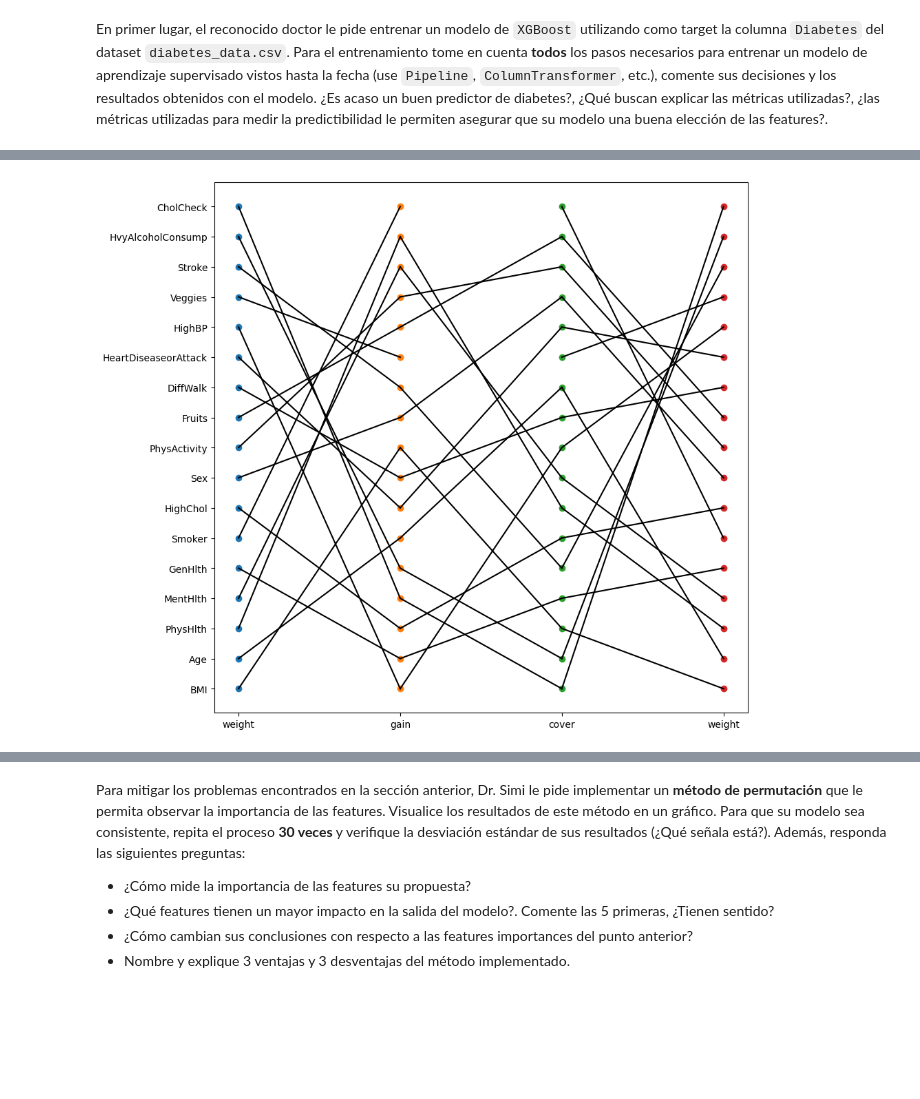
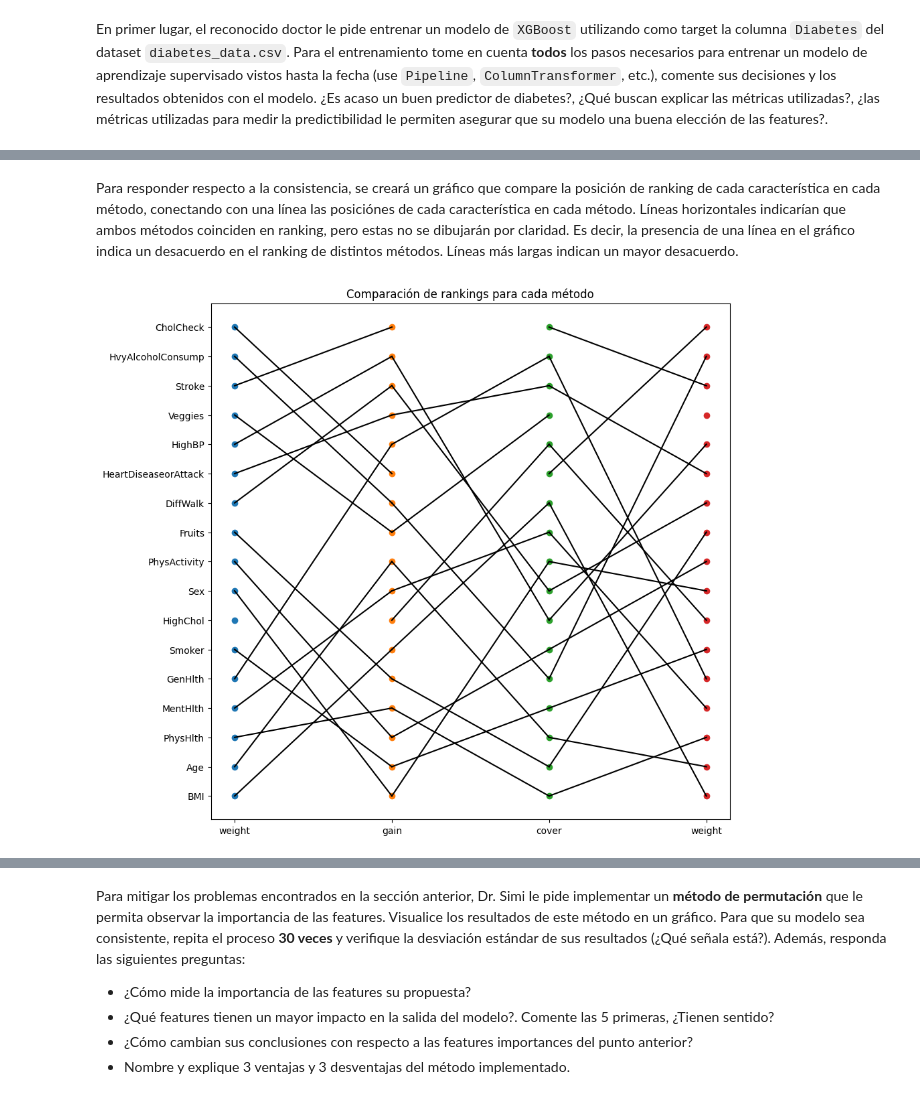
Before and after one commit to johnny-godoy/laboratorios-mds, a Jupyter notebook: 2023/lab10/laboratorio_10.ipynb, the cells around one changed output, grey strips where cells are left out. Drawn from its saved outputs; the diff is of its cells as text; code cells hidden in the pictures; blank space fills up the shorter version.

```diff
--- a/2023/lab10/laboratorio_10.ipynb
+++ b/2023/lab10/laboratorio_10.ipynb
@@ -192,2 +196,7 @@ Para añadir el toque de interpretabilidad que Dr. Simi le pide, se le pide calc
-# %%
-clf.fit(X, y);
+# %%
+def build_clf():
+    return xgb.XGBClassifier().fit(X, y)
+
+
+clf = load_or_create_pickle("output/xgb_clf.pkl", build_clf)
+clf
@@ -194,9 +217,9 @@ clf.fit(X, y);
 # %%
-fig, axes = plt.subplots(ncols=3, figsize=(20, 10))
+fig, axes = plt.subplots(ncols=3, figsize=(30, 10))
 importance_types = ("weight", "cover", "gain")
 for method, ax in zip(importance_types, axes):
     xgb.plot_importance(
-        clf[1], importance_type=method, title=method, ax=ax, show_values=False
+        clf, importance_type=method, title=method, ax=ax, show_values=False
     )
 plt.tight_layout()
 # %% [output]
@@ -221,33 +227,54 @@ def sort_by_importance(importance_type: str) -> pd.DataFrame:
+# %% [markdown]
+Para responder respecto a la consistencia, se creará un gráfico que compare la
+posición de ranking de cada característica en cada método, conectando con una línea
+las posiciónes de cada característica en cada método. Líneas horizontales indicarían
+que ambos métodos coinciden en ranking, pero estas no se dibujarán por claridad. Es
+decir, la presencia de una línea en el gráfico indica un desacuerdo en el ranking de
+distintos métodos. Líneas más largas indican un mayor desacuerdo.
 # %%
-importances = {method: sort_by_importance(method) for method in importance_types}
+booster = clf.get_booster()
+importances = {
+    method: pd.Series(booster.get_score(importance_type=method))
+    .sort_values(ascending=False)
+    .index
+    for method in importance_types
+}
 weight = importances["weight"]
 x = np.zeros_like(weight, dtype=np.float32)
 y = np.arange(len(weight))
 fig, ax = plt.subplots(figsize=(10, 10))
 for i, method in enumerate(importance_types):
-    ax.scatter(x + i, y, marker="o", label=method)
-ax.scatter(x + i + 1, y, marker="o", label="A")
+    ax.scatter(x + i, y, marker="o")
+ax.scatter(x + len(importance_types), y, marker="o")
 
-for i, a in enumerate(weight):
-    for j, b in enumerate(importances["gain"]):
-        if a == b and i != j:
-            ax.plot([0, 1], [i, j], color="k")
+weight_indices = np.arange(len(weight))
+gain_indices = importances["gain"].values.argsort()
+cover_indices = importances["cover"].values.argsort()
 
-for i, a in enumerate(importances["gain"]):
-    for j, b in enumerate(importances["cover"]):
-        if a == b and i != j:
-            ax.plot([1, 2], [i, j], color="k")
+weight_gain_mask = weight_indices != gain_indices
+gain_cover_mask = gain_indices != cover_indices
+cover_weight_mask = cover_indices != weight_indices
 
-for i, a in enumerate(importances["cover"]):
-    for j, b in enumerate(weight):
-        if a == b and i != j:
-            ax.plot([2, 3], [i, j], color="k")
+ax.plot(
+    [0, 1],
+    np.column_stack((weight_indices, gain_indices))[weight_gain_mask].T,
+    color="k",
+)
+ax.plot(
+    [1, 2], np.column_stack((gain_indices, cover_indices))[gain_cover_mask].T, color="k"
+)
+ax.plot(
+    [2, 3],
+    np.column_stack((cover_indices, weight_indices))[cover_weight_mask].T,
+    color="k",
+)
 
 with warnings.catch_warnings():
     warnings.simplefilter("ignore")
     ax.set_yticklabels(weight)
     ax.set_yticks(y)
     ax.set_xticklabels(["weight", "gain", "cover", "weight"])
     ax.set_xticks([0, 1, 2, 3])
+ax.set_title("Comparación de rankings para cada método");
 # %% [output]
-[figure, old version]
+[figure, new version]
```
Also changed, not shown: parts of 13 cells of this notebook, 2 other files.
